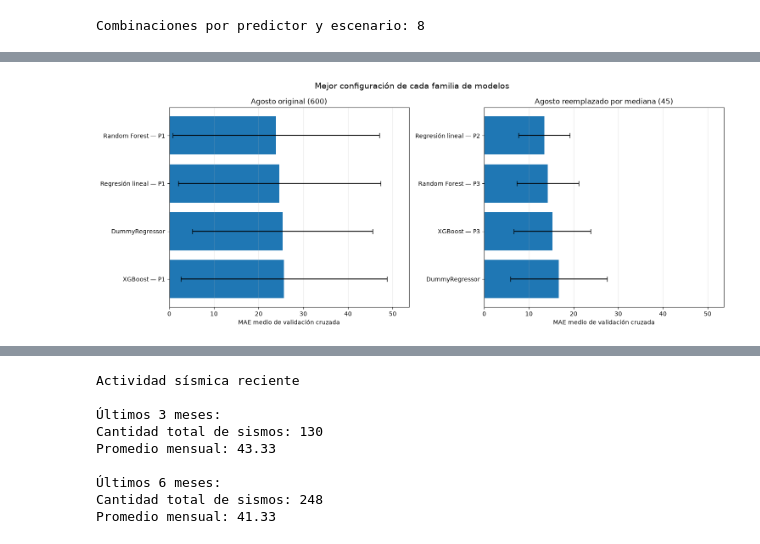
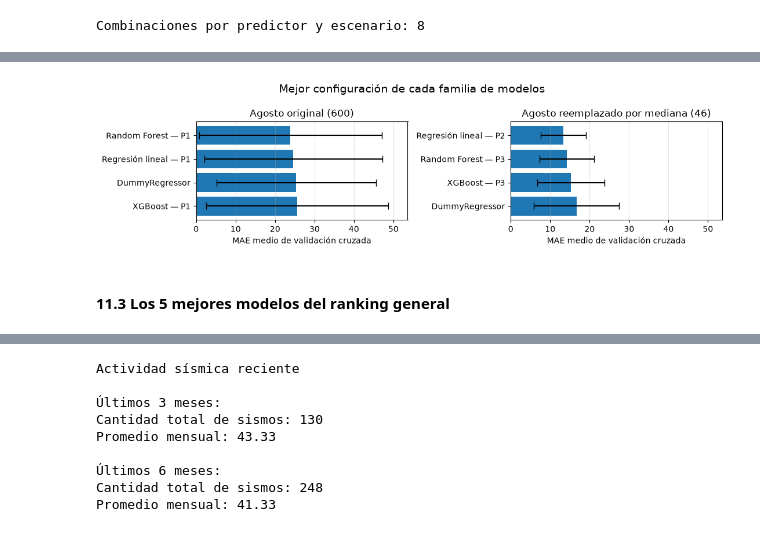
Before and after one commit to fer-gif/proyecto_ypf, a Jupyter notebook: notebooks/03_modelo_supervisado.ipynb, the cells around one changed output, grey strips where cells are left out. Cells and saved outputs as stored; diff of their text form; code cells hidden in the pictures.

```diff
--- a/notebooks/03_modelo_supervisado.ipynb
+++ b/notebooks/03_modelo_supervisado.ipynb
@@ -1335,6 +1364,6 @@ RESULTADOS EN LOS 12 MESES DE PRUEBA
 for clave, tabla in busqueda_xgb_original.items():
 
     print(f"\nEscenario: {clave[0]} | {clave[1]}")
-    display(tabla.round(3))
+    display(tabla.style.hide(axis="index").format(precision=3))
 # %% [output]
 Escenario: Agosto original | Predictor 1
@@ -1490,7 +1521,7 @@ ranking_general_cv["Escenario"] = (
     ranking_general_cv["Escenario"].replace({
         "Agosto original": "Agosto original (600)",
         "Agosto reemplazado por mediana":
-            "Agosto reemplazado por mediana (45)"
+            "Agosto reemplazado por mediana (46)"
     })
 )
 
@@ -1514,6 +1545,6 @@ tabla_ranking_general_cv[[
     "MAE_CV", "RMSE_CV", "MAE_CV_std", "RMSE_CV_std"
 ]].round(3)
 
-display(tabla_ranking_general_cv.style.hide(axis="index"))
+display(tabla_ranking_general_cv.style.hide(axis="index").format(precision=3))
 # %% [output]
 | Puesto | Modelo | Predictor | Escenario | MAE_CV | RMSE_CV | MAE_CV_std | RMSE_CV_std |
@@ -1538,11 +1571,11 @@ display(tabla_ranking_general_cv.style.hide(axis="index"))
 # RANKING GENERAL DE MODELOS POR MAE
 # ============================================================
 
-fig, ejes = plt.subplots(1, 2, figsize=(16, 11))
+fig, ejes = plt.subplots(1, 2, figsize=(16, 6))
 
 escenarios = [
     "Agosto original (600)",
-    "Agosto reemplazado por mediana (45)"
+    "Agosto reemplazado por mediana (46)"
 ]
 
 # Límite común para comparar ambos escenarios
@@ -1650,14 +1685,14 @@ tabla_mejores_modelos_cv["Escenario"] = (
     tabla_mejores_modelos_cv["Escenario"].replace({
         "Agosto original": "Agosto original (600)",
         "Agosto reemplazado por mediana":
-            "Agosto reemplazado por mediana (45)"
+            "Agosto reemplazado por mediana (46)"
     })
 )
 
 # Ordenar primero por escenario y luego por menor MAE
 orden_escenarios = {
     "Agosto original (600)": 1,
-    "Agosto reemplazado por mediana (45)": 2
+    "Agosto reemplazado por mediana (46)": 2
 }
 
 tabla_mejores_modelos_cv["orden_escenario"] = (
@@ -1679,7 +1714,7 @@ columnas_resultados = [
 display(
     tabla_mejores_modelos_cv[columnas_resultados]
     .round(3)
-    .style.hide(axis="index")
+    .style.hide(axis="index").format(precision=3)
 )
 # %% [output]
 | Escenario | Familia | Predictor | MAE_CV | MAE_CV_std | RMSE_CV | RMSE_CV_std |
@@ -1696,11 +1731,11 @@ display(
 # COMPARACIÓN VISUAL DE LOS MEJORES MODELOS
 # ============================================================
 
-fig, ejes = plt.subplots(1, 2, figsize=(15, 6))
+fig, ejes = plt.subplots(1, 2, figsize=(11, 3))
 
 escenarios = [
     "Agosto original (600)",
-    "Agosto reemplazado por mediana (45)"
+    "Agosto reemplazado por mediana (46)"
 ]
 
 # Usar el mismo límite del eje X en ambos gráficos
@@ -1717,34 +1752,36 @@ for ax, escenario in zip(ejes, escenarios):
 
     etiquetas = [
         f"{fila.Familia} — {fila.Predictor}"
         if fila.Predictor != "—"
         else fila.Familia
         for fila in tabla.itertuples()
     ]
 
     ax.barh(
         etiquetas,
         tabla["MAE_CV"],
         xerr=tabla["MAE_CV_std"],
         capsize=4
     )
 
     ax.set_title(escenario)
     ax.set_xlabel("MAE medio de validación cruzada")
     ax.set_ylabel("")
     ax.set_xlim(0, limite_x)
     ax.invert_yaxis()
     ax.grid(axis="x", alpha=0.3)
 
 fig.suptitle(
     "Mejor configuración de cada familia de modelos",
     fontsize=14
 )
 
 plt.tight_layout()
 plt.show()
 # %% [output]
-[figure, old version]
+[figure, new version]
+# %% [markdown]
+#### 11.3 Los 5 mejores modelos del ranking general
 # %%
 # ============================================================
 # 11.3 LOS 5 MEJORES MODELOS DEL RANKING GENERAL
```
Also changed, not shown: parts of 59 cells of this notebook, 1 other file.
